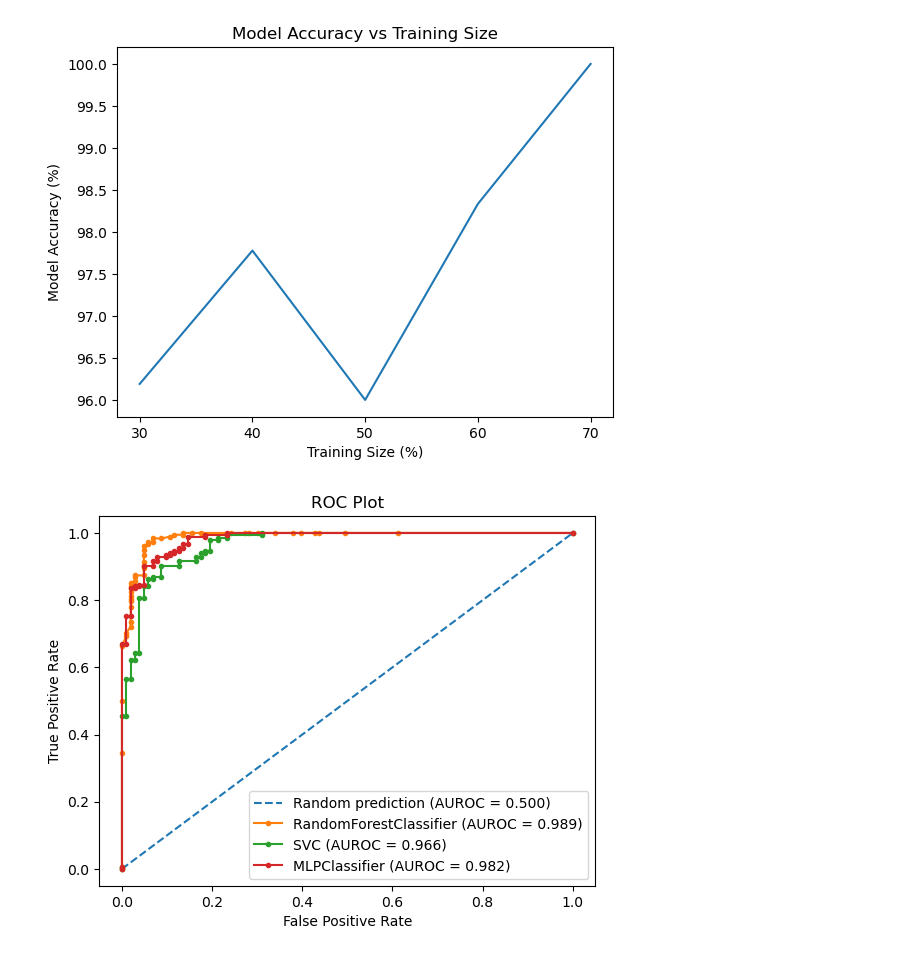
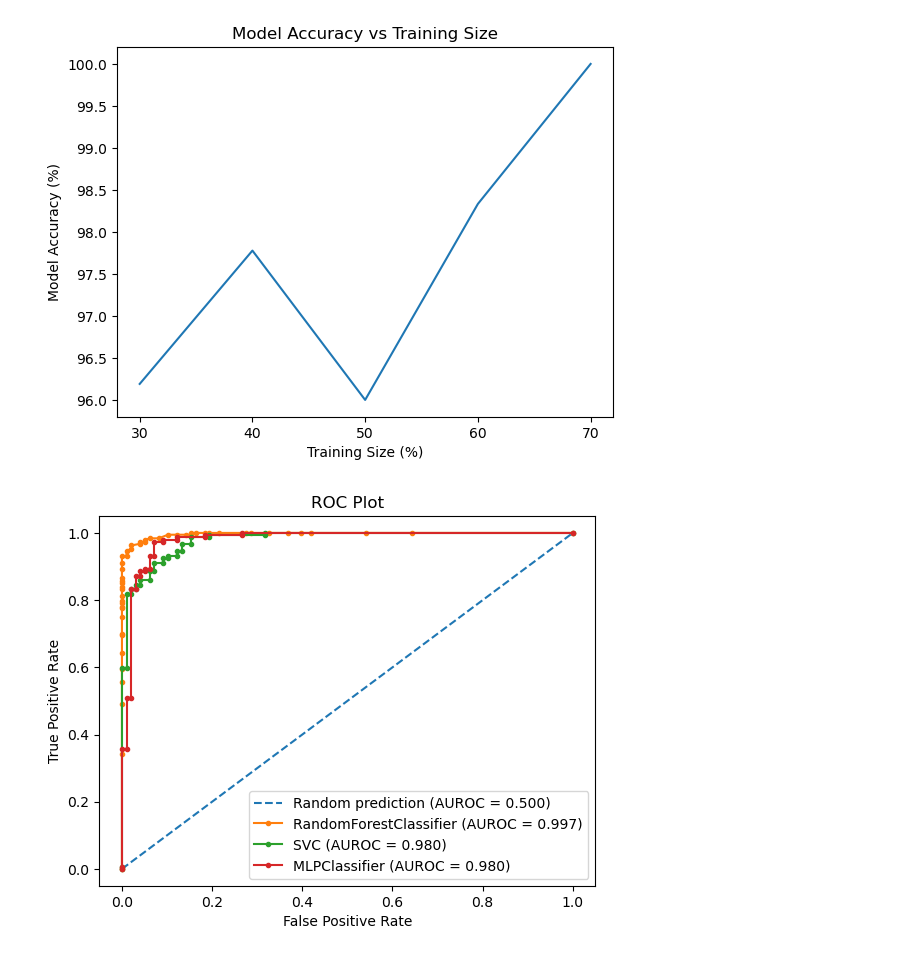
Before and after one commit to Koushik0001/ML_Lab, a Jupyter notebook: assignment_2.ipynb, the cells around one changed output. Saved outputs shown, nothing was run; the diff lists cells and outputs as text; code cells hidden in the pictures.

```diff
--- a/assignment_2.ipynb
+++ b/assignment_2.ipynb
@@ -121,8 +121,8 @@ def displaROCPlot(dataset, classifiers, train_size, random_state, /, **args):
 # %%
-displaROCPlot(breast_cancer_dataset, [RandomForestClassifier, SVC, MLPClassifier], 0.5, 760, RandomForestClassifier={}, MLPClassifier={
+displaROCPlot(breast_cancer_dataset, [RandomForestClassifier, SVC, MLPClassifier], 0.5, 42, RandomForestClassifier={}, MLPClassifier={
     'max_iter':10000
 }, SVC={
     'probability':True
 })
 # %% [output]
-[figure, old version]
+[figure, new version]
```
Also changed, not shown: parts of 2 cells of this notebook.
